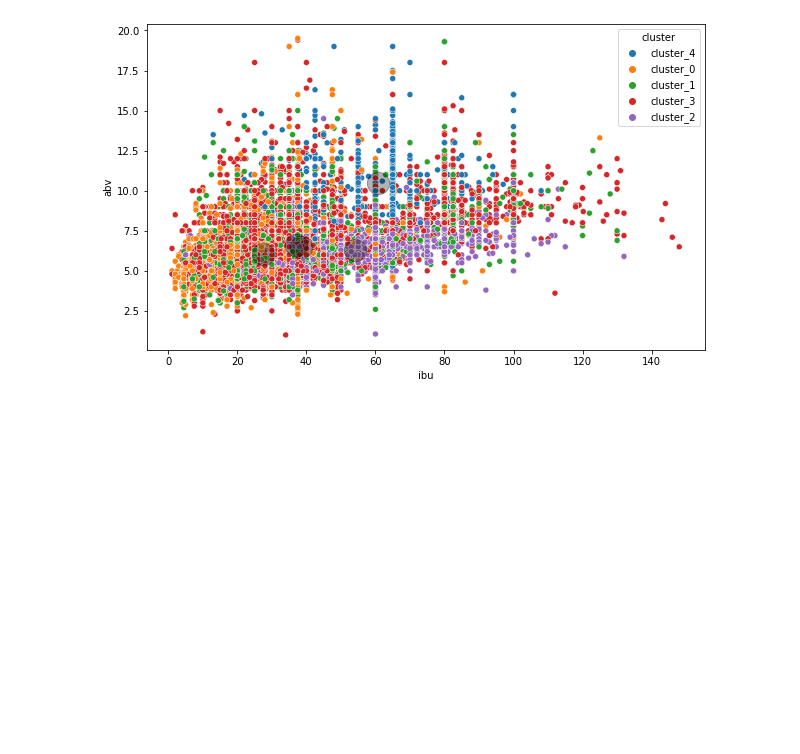
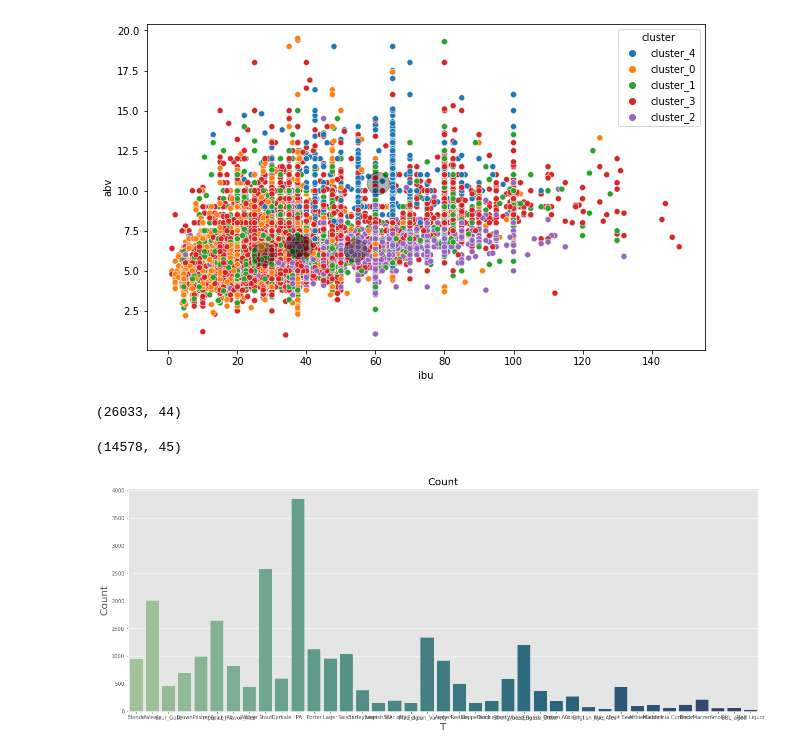
Before and after one commit to Daniel-Northcutt/beer_classification, a Jupyter notebook: scaling_cluster_scratchpad.ipynb, the cells around one changed output. Cells and saved outputs as stored; diff of their text form; code cells hidden in the pictures; blank space fills up the shorter version.

```diff
--- a/scaling_cluster_scratchpad.ipynb
+++ b/scaling_cluster_scratchpad.ipynb
@@ -688,0 +685,19 @@ plt.title('Visualizing Cluster Centers')
+# %%
+df.shape
+# %% [output]
+(26033, 44)
+# %%
+train.shape
+# %% [output]
+(14578, 45)
+# %%
+plt.figure(figsize = (22, 8))
+sns.countplot(df.style_collapsed, palette=("crest"))
+plt.title('Count', fontsize= 20)
+plt.xlabel('T', fontsize= 20)
+plt.xticks(fontsize = 10)
+plt.ylabel('Count', fontsize = 20)
+# plt.axhline(y= 32, linestyle= '--')
+plt.show()
+# %% [output]
+[figure, added]
```
Also changed, not shown: parts of 11 cells of this notebook.
